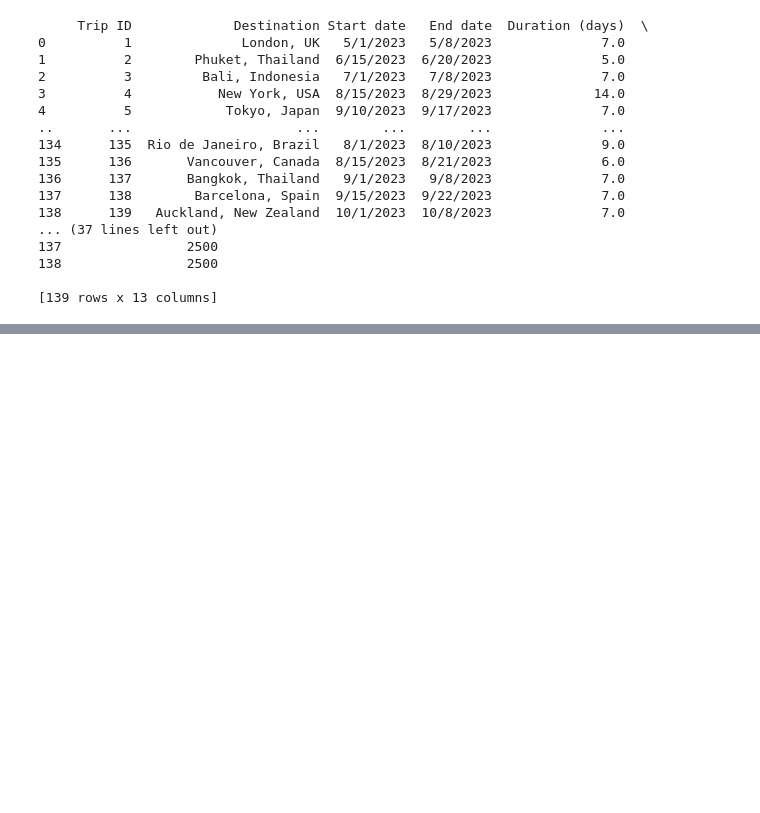
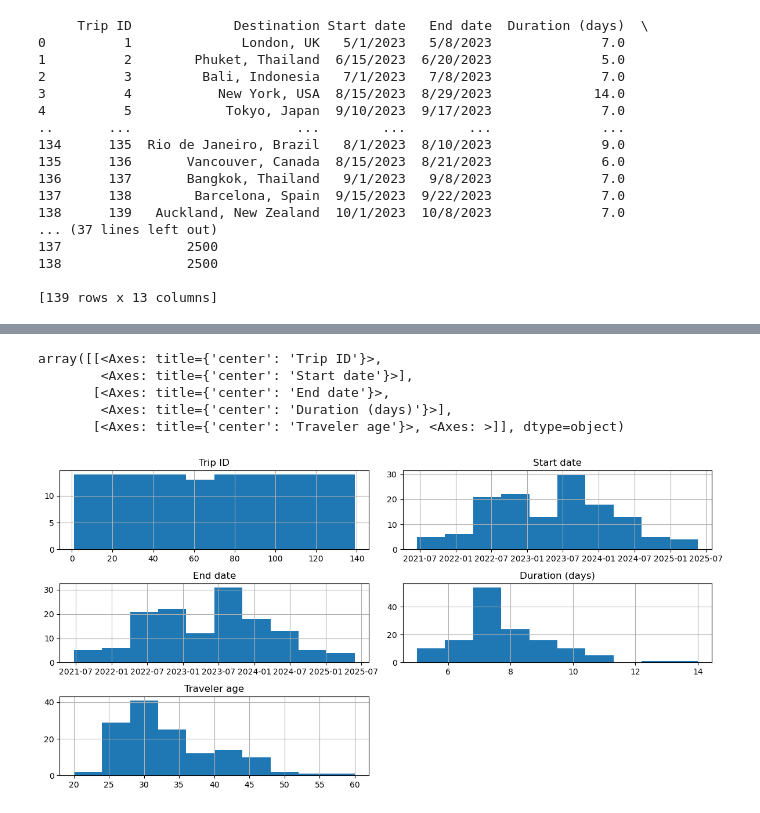
Before and after one commit to Hollieb63/dataset-homework, a Jupyter notebook: Pandas homework.ipynb, the cells around one changed output, grey strips where cells are left out. Saved outputs shown, nothing was run; the diff lists cells and outputs as text; code cells hidden in the pictures; blank space fills up the shorter version.

```diff
--- a/Pandas homework.ipynb
+++ b/Pandas homework.ipynb
@@ -50,0 +188,9 @@ print(travel_df)
+# %%
+travel_df.hist(figsize=(12, 6))
+# %% [output]
+array([[<Axes: title={'center': 'Trip ID'}>,
+        <Axes: title={'center': 'Start date'}>],
+       [<Axes: title={'center': 'End date'}>,
+        <Axes: title={'center': 'Duration (days)'}>],
+       [<Axes: title={'center': 'Traveler age'}>, <Axes: >]], dtype=object)
+[figure, added]
```
Also changed, not shown: parts of 21 cells of this notebook.
